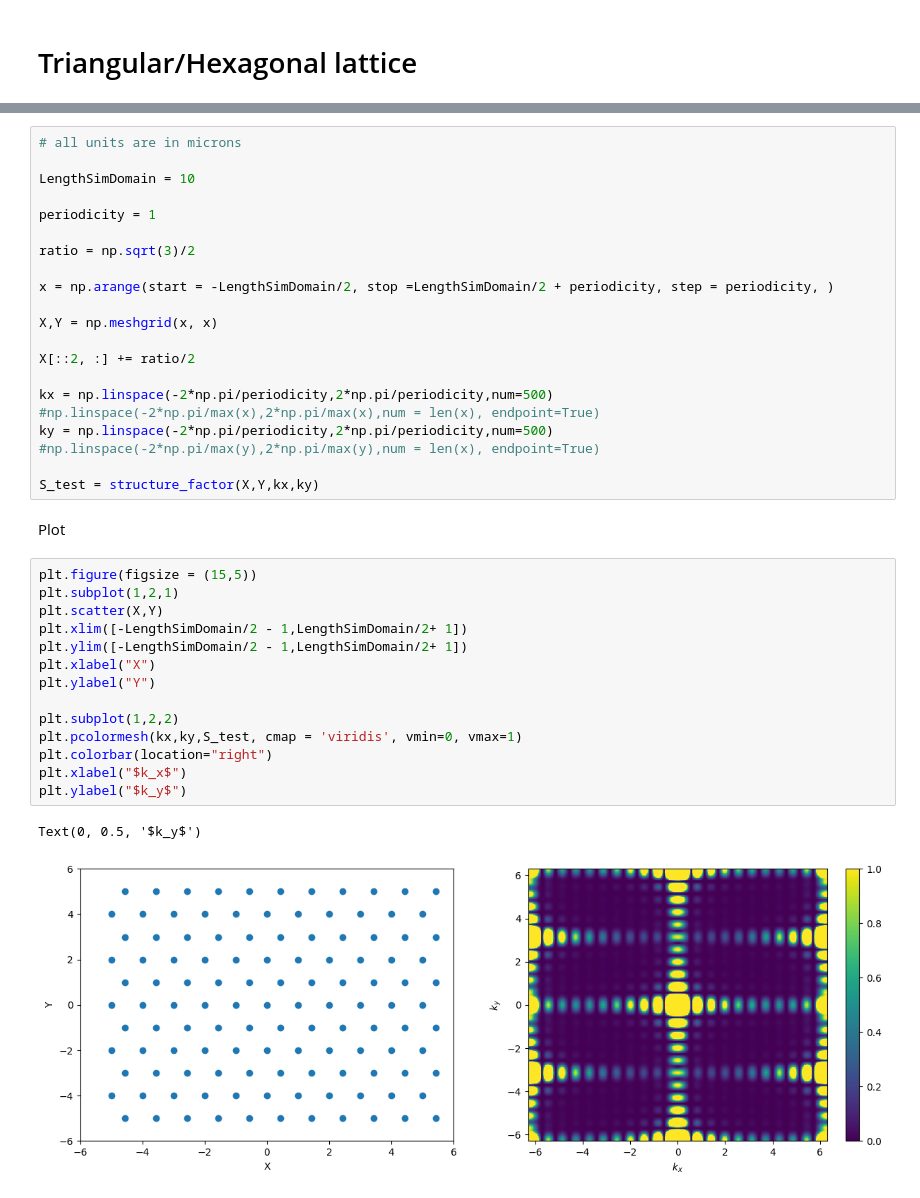
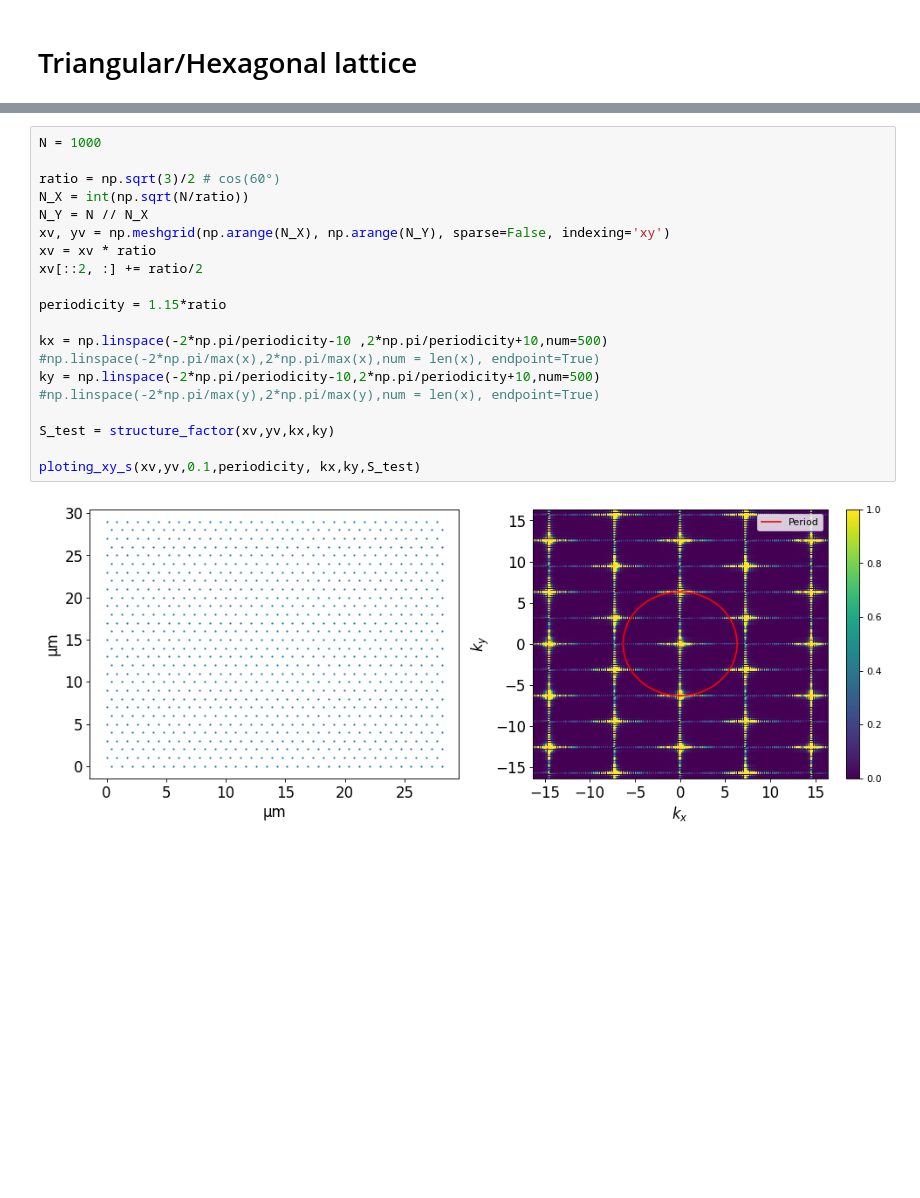
Before and after one commit to ramakrishnav130995/Scattering-Structures, a Jupyter notebook: FDTD/ram_tests/periodic_lattice.ipynb, the cells around one changed output, grey strips where cells are left out. Saved outputs shown, nothing was run; the diff lists cells and outputs as text; blank space fills up the shorter version.

```diff
--- a/FDTD/ram_tests/periodic_lattice.ipynb
+++ b/FDTD/ram_tests/periodic_lattice.ipynb
@@ -68,38 +142,20 @@ Text(0, 0.5, '$k_y$')
 # %%
-# all units are in microns
+N = 1000
 
-LengthSimDomain = 10
+ratio = np.sqrt(3)/2 # cos(60°)
+N_X = int(np.sqrt(N/ratio))
+N_Y = N // N_X
+xv, yv = np.meshgrid(np.arange(N_X), np.arange(N_Y), sparse=False, indexing='xy')
+xv = xv * ratio
+xv[::2, :] += ratio/2
 
-periodicity = 1
+periodicity = 1.15*ratio
 
-ratio = np.sqrt(3)/2
+kx = np.linspace(-2*np.pi/periodicity-10 ,2*np.pi/periodicity+10,num=500) #np.linspace(-2*np.pi/max(x),2*np.pi/max(x),num = len(x), endpoint=True)
+ky = np.linspace(-2*np.pi/periodicity-10,2*np.pi/periodicity+10,num=500) #np.linspace(-2*np.pi/max(y),2*np.pi/max(y),num = len(x), endpoint=True)
 
-x = np.arange(start = -LengthSimDomain/2, stop =LengthSimDomain/2 + periodicity, step = periodicity, )
+S_test = structure_factor(xv,yv,kx,ky)
 
-X,Y = np.meshgrid(x, x)
-
-X[::2, :] += ratio/2
-
-kx = np.linspace(-2*np.pi/periodicity,2*np.pi/periodicity,num=500) #np.linspace(-2*np.pi/max(x),2*np.pi/max(x),num = len(x), endpoint=True)
-ky = np.linspace(-2*np.pi/periodicity,2*np.pi/periodicity,num=500) #np.linspace(-2*np.pi/max(y),2*np.pi/max(y),num = len(x), endpoint=True)
-
-S_test = structure_factor(X,Y,kx,ky)
+ploting_xy_s(xv,yv,0.1,periodicity, kx,ky,S_test)
+# %% [output]
+[figure, added]
-# %% [markdown]
-Plot
-# %%
-plt.figure(figsize = (15,5))
-plt.subplot(1,2,1)
-plt.scatter(X,Y)
-plt.xlim([-LengthSimDomain/2 - 1,LengthSimDomain/2+ 1])
-plt.ylim([-LengthSimDomain/2 - 1,LengthSimDomain/2+ 1])
-plt.xlabel("X")
-plt.ylabel("Y")
-
-plt.subplot(1,2,2)
-plt.pcolormesh(kx,ky,S_test, cmap = 'viridis', vmin=0, vmax=1)
-plt.colorbar(location="right")
-plt.xlabel("$k_x$")
-plt.ylabel("$k_y$")
-# %% [output]
-Text(0, 0.5, '$k_y$')
-[figure, removed]
```
Also changed, not shown: parts of 8 cells of this notebook, 8 other files.
